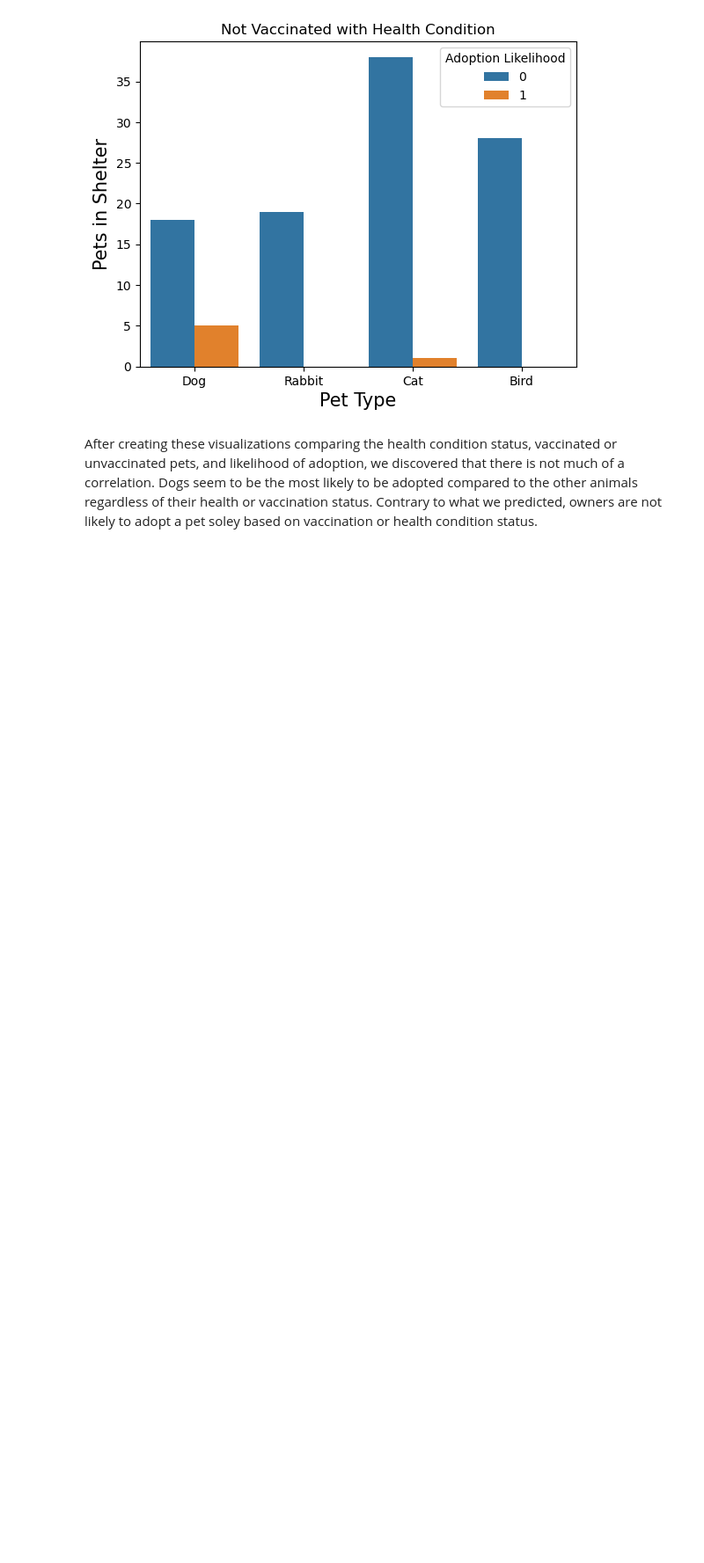
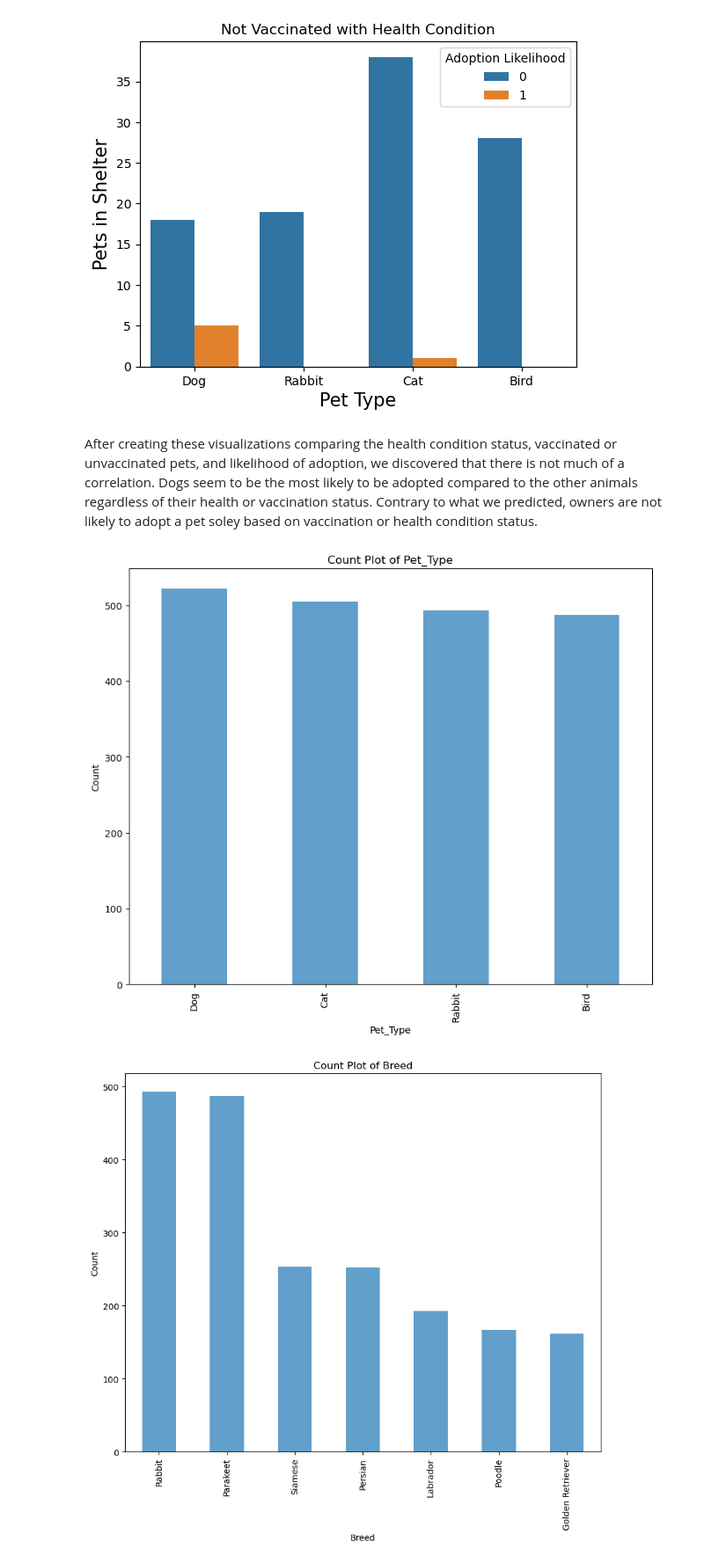
Before and after one commit to alexis4441/Project4Group2, a Jupyter notebook: Project4Group2Clean.ipynb, the cells around one changed output. Shown: that part at 88% size. Cells and saved outputs as stored; diff of their text form; code cells hidden in the pictures; blank space fills up the shorter version.

```diff
--- a/Project4Group2Clean.ipynb
+++ b/Project4Group2Clean.ipynb
@@ -16,6 +15,6 @@ import tensorflow as tf
 # %%
 # Create a path to CSV files, read the path and print DataFrame
-file_path = (r"C:\Users\alexi\Desktop\Project4Group2\pet_adoption_data.csv")
+file_path = "Resources/pet_adoption_data.csv"
 pet_adoption = pd.read_csv(file_path)
 pet_adoption
 # %% [output]
@@ -312,3 +311,18 @@ unvaccinatedunhealthy.figure.savefig("C:/Users/alexi/Desktop/Project4Group2/Fig4
 [figure]
 # %% [markdown]
 After creating these visualizations comparing the health condition status, vaccinated or unvaccinated pets, and likelihood of adoption, we discovered that there is not much of a correlation. Dogs seem to be the most likely to be adopted compared to the other animals regardless of their health or vaccination status. Contrary to what we predicted, owners are not likely to adopt a pet soley based on vaccination or health condition status.
+# %%
+# Distribution plots
+categorical_features = ['Pet_Type', 'Breed', 'Color', 'Size', 'Vaccinated', 'Health_Condition', 'Previous_Owner']
+for feature in categorical_features:
+    plt.figure(figsize=(10, 8))
+    pet_adoption_renamed[feature].value_counts().plot(kind='bar', alpha=0.7)
+    plt.title(f'Count Plot of {feature}')
+    plt.xlabel(feature)
+    plt.ylabel('Count')
+    plt.xticks(rotation=90)
+    plt.savefig(f"output_dir/{feature}.png")
+    plt.show()
+# %% [output]
+[figure, added]
+[figure, added]
```
Also changed, not shown: parts of 59 cells of this notebook.
